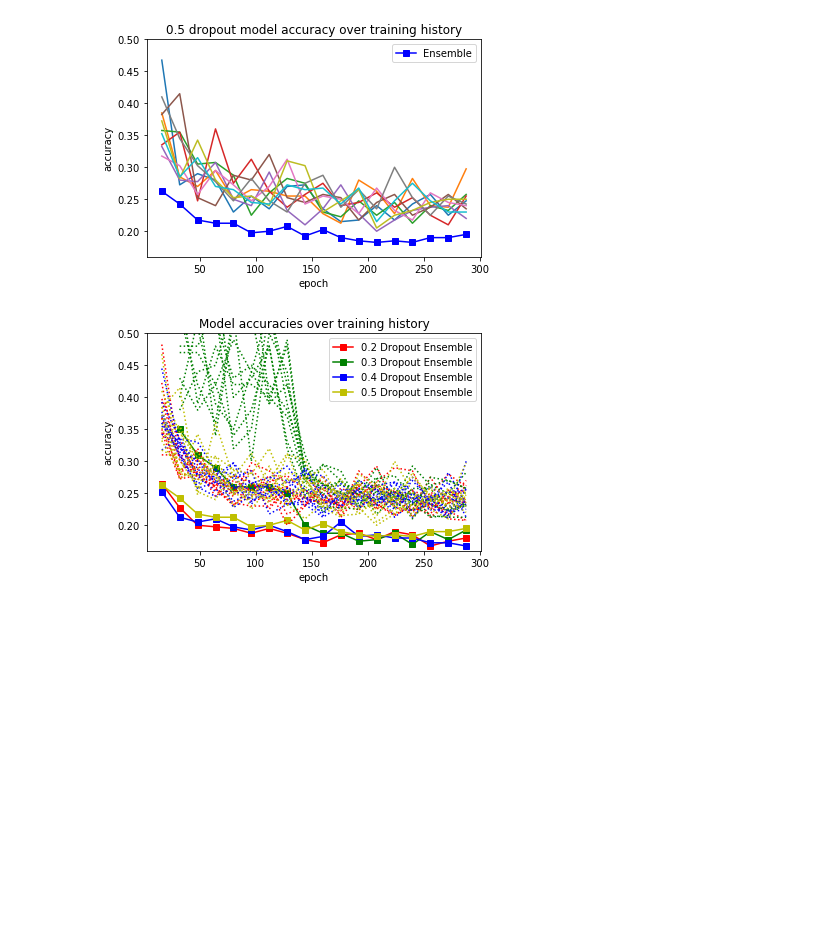
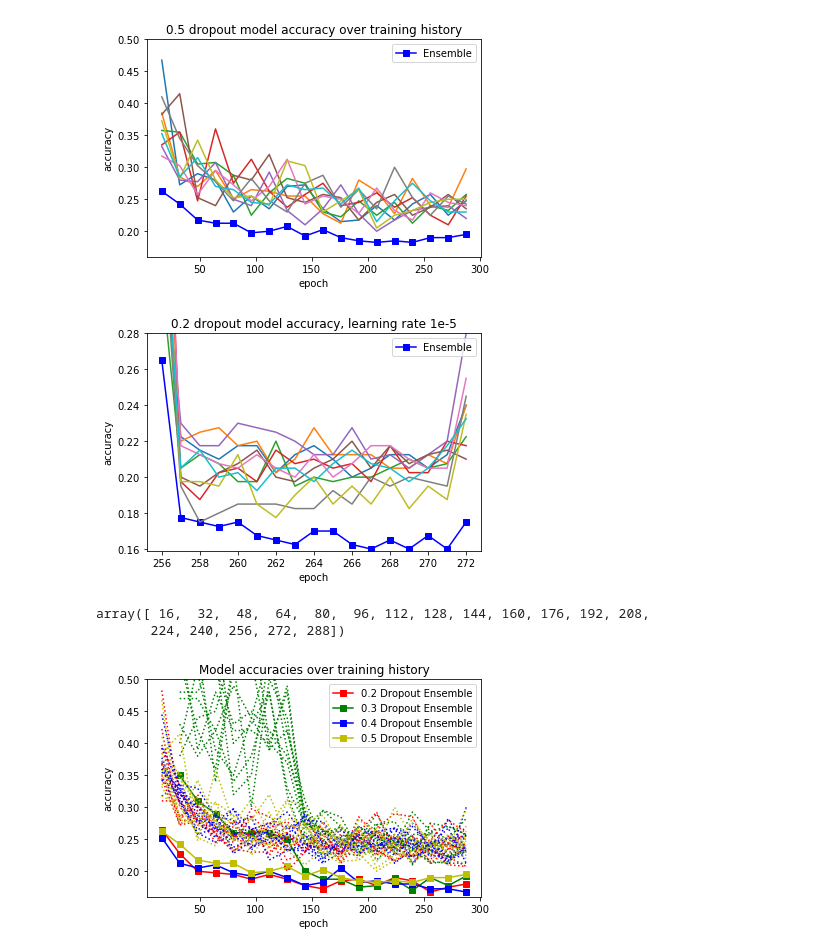
Before and after one commit to j05t/emnist, a Jupyter notebook: plot_history/plot_csv.ipynb, the cells around one changed output. Cells and saved outputs as stored; diff of their text form; code cells hidden in the pictures; blank space fills up the shorter version.

Commit message:
further training with learning rate at 1e-5

```diff
--- a/plot_history/plot_csv.ipynb
+++ b/plot_history/plot_csv.ipynb
@@ -9,11 +9,13 @@ df02 = pandas.read_csv("training_history_emnist_dropout_0.2.csv")
 df03 = pandas.read_csv("training_history_emnist_dropout_0.3.csv")
 df04 = pandas.read_csv("training_history_emnist_dropout_0.4.csv")
 df05 = pandas.read_csv("training_history_emnist_dropout_0.5.csv")
+df06 = pandas.read_csv("training_history_emnist_manual_lr.csv")
 # %%
 df02 = df02.set_index("Modell")
 df03 = df03.set_index("Modell")
 df04 = df04.set_index("Modell")
 df05 = df05.set_index("Modell")
+df06 = df06.set_index("Modell")
 # %%
 df02
 # %% [output]
@@ -181,6 +200,41 @@ plt.ylim(0.16, 0.5)
 plt.show()
 # %% [output]
 [figure]
+# %%
+# Learning rate was set manually to 0.00001
+
+# set x label range, starting with 256
+r = np.arange(256,273)
+
+axes = plt.gca()
+
+# plot ensemble accuracy over training history
+en_acc = df06.loc["Ensemble",:]
+ensemble_accuracy = en_acc.values.tolist()
+plt.plot(r, ensemble_accuracy, "bs-")
+
+# plot model accuracies over training history
+for i in range(10):
+    acc = df06.loc["Modell {}".format(i),:]
+    accuracy = acc.values.tolist()
+    plt.plot(r, accuracy)
+
+plt.title("0.2 dropout model accuracy, learning rate 1e-5")
+plt.ylabel('accuracy')
+plt.xlabel('epoch')
+plt.legend(["Ensemble"], loc='upper right')
+#plt.xlim(32,224)
+plt.ylim(0.159, 0.28)
+plt.show()
+# %% [output]
+[figure, added]
+# %%
+# reset x label range, starting with 16
+r = np.arange(16,288 + 16,16)
+r
+# %% [output]
+array([ 16,  32,  48,  64,  80,  96, 112, 128, 144, 160, 176, 192, 208,
+       224, 240, 256, 272, 288])
 # %%
 axes = plt.gca()
 
```
Also changed, not shown: parts of 1 cell of this notebook, 14 other files.
